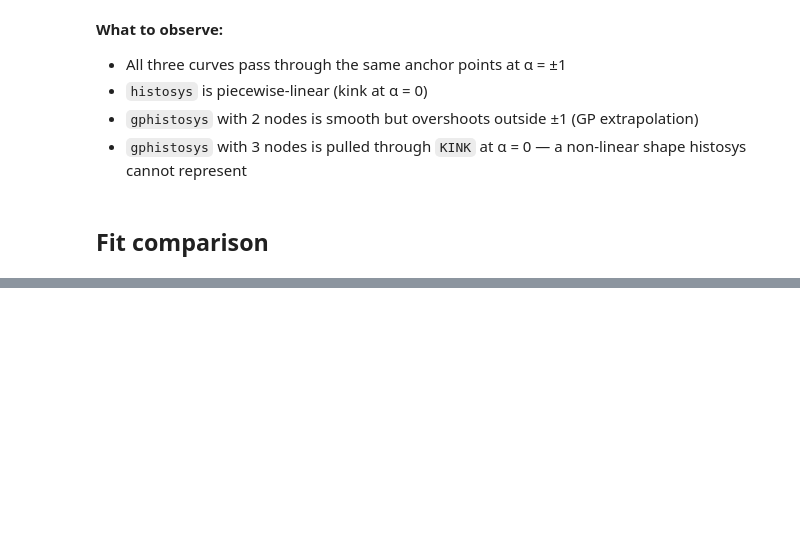
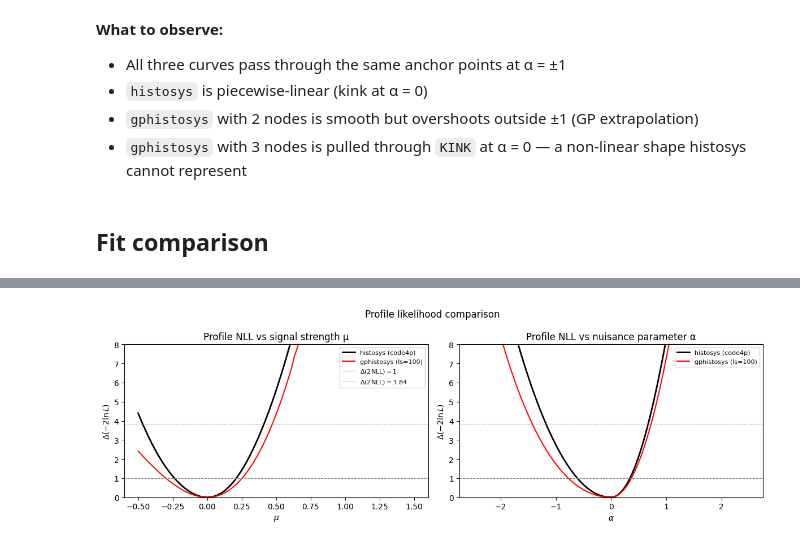
Before and after one commit to JaySandesara/pyhf, a Jupyter notebook: docs/examples/notebooks/gphistosys.ipynb, the cells around one changed output, grey strips where cells are left out. Cells and saved outputs as stored; diff of their text form; code cells hidden in the pictures; blank space fills up the shorter version.

Commit message:
changed example to Asimov and added scans

```diff
--- a/docs/examples/notebooks/gphistosys.ipynb
+++ b/docs/examples/notebooks/gphistosys.ipynb
@@ -154,0 +206,30 @@ gphistosys  (2*NLL = 13.6585)
+# %%
+fig, (ax1, ax2) = plt.subplots(1, 2, figsize=(12, 4))
+
+# --- Profile over mu ---
+ax1.plot(mu_scan, qmu_histo, 'k-',  lw=2,   label='histosys (code4p)')
+ax1.plot(mu_scan, qmu_gp,    'r-',  lw=1.5, label='gphistosys (ls=100)')
+ax1.axhline(1.0, color='grey', lw=0.8, ls='--', label=r'$\Delta(2\mathrm{NLL})=1$')
+ax1.axhline(3.84, color='grey', lw=0.8, ls=':', label=r'$\Delta(2\mathrm{NLL})=3.84$')
+ax1.set_xlabel(r'$\mu$')
+ax1.set_ylabel(r'$\Delta(-2\ln L)$')
+ax1.set_ylim(0, 8)
+ax1.set_title('Profile NLL vs signal strength μ')
+ax1.legend(fontsize=8)
+
+# --- Profile over alpha ---
+ax2.plot(alpha_scan, qalpha_histo, 'k-',  lw=2,   label='histosys (code4p)')
+ax2.plot(alpha_scan, qalpha_gp,    'r-',  lw=1.5, label='gphistosys (ls=100)')
+ax2.axhline(1.0, color='grey', lw=0.8, ls='--')
+ax2.axhline(3.84, color='grey', lw=0.8, ls=':')
+ax2.set_xlabel(r'$\alpha$')
+ax2.set_ylabel(r'$\Delta(-2\ln L)$')
+ax2.set_ylim(0, 8)
+ax2.set_title('Profile NLL vs nuisance parameter α')
+ax2.legend(fontsize=8)
+
+plt.suptitle('Profile likelihood comparison', fontsize=12)
+plt.tight_layout()
+plt.show()
+# %% [output]
+[figure, added]
```
Also changed, not shown: parts of 5 cells of this notebook.
